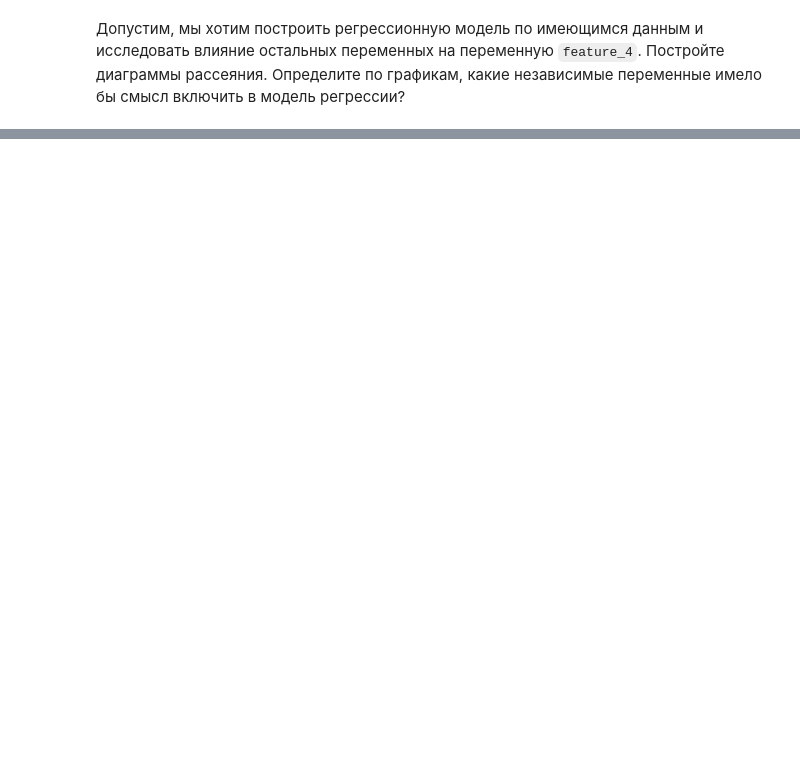
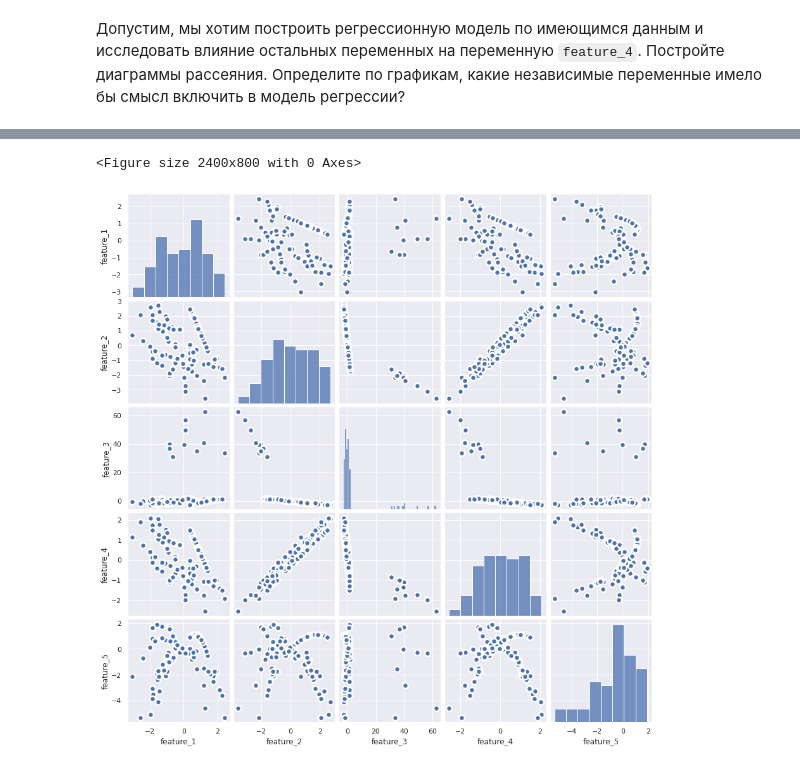
Before and after one commit to sviteribuben/Classic-Machine-Learning-theory-and-practice, a Jupyter notebook: jun_ml_EDA_hw.ipynb, the cells around one changed output, grey strips where cells are left out. Saved outputs shown, nothing was run; the diff lists cells and outputs as text; code cells hidden in the pictures; blank space fills up the shorter version.

```diff
--- a/jun_ml_EDA_hw.ipynb
+++ b/jun_ml_EDA_hw.ipynb
@@ -63,0 +122,25 @@ dat.head()
+# %%
+### YOUR CODE HERE ###
+
+# fig, ax = plt.subplots(4, figsize=(30, 15))
+# ax[0].scatter(x = df.feature_4, y = df.feature_1)
+# ax[0].set_ylabel("feature_1")
+
+# ax[1].scatter(x = df.feature_4, y = df.feature_2)
+# ax[1].set_ylabel("feature_2")
+
+# ax[2].scatter(x = df.feature_4, y = df.feature_3)
+# ax[2].set_ylabel("feature_3")
+
+# ax[3].scatter(x = df.feature_4, y = df.feature_5)
+# ax[3].set_xlabel("feature_4")
+# ax[3].set_ylabel("feature_5")
+
+# plt.show();
+
+plt.figure(figsize=(30,10), dpi= 80)
+sns.pairplot(df, kind="scatter", plot_kws=dict(s=80, edgecolor="white", linewidth=2.5))
+plt.show();
+# %% [output]
+<Figure size 2400x800 with 0 Axes>
+[figure, added]
```
Also changed, not shown: parts of 19 cells of this notebook.
